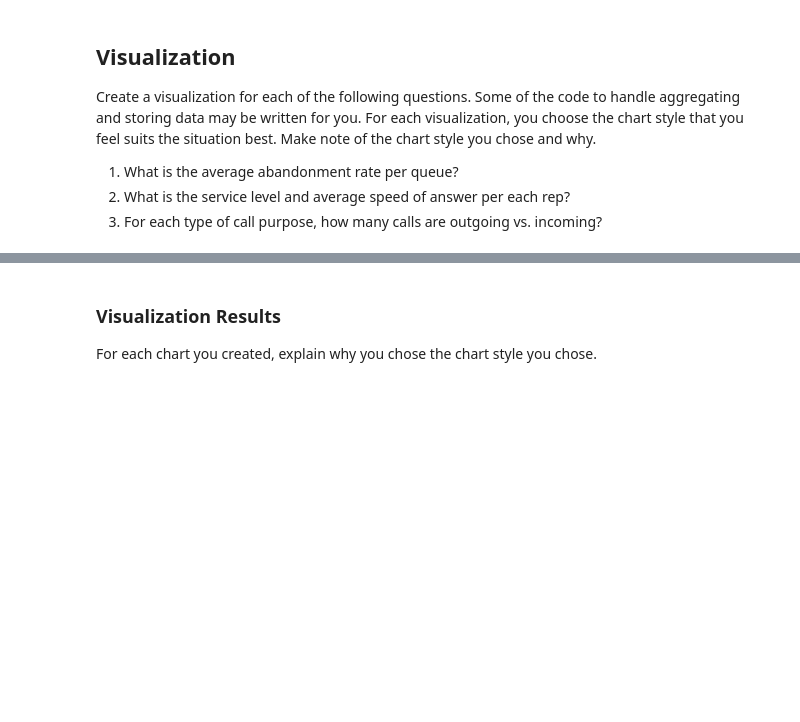
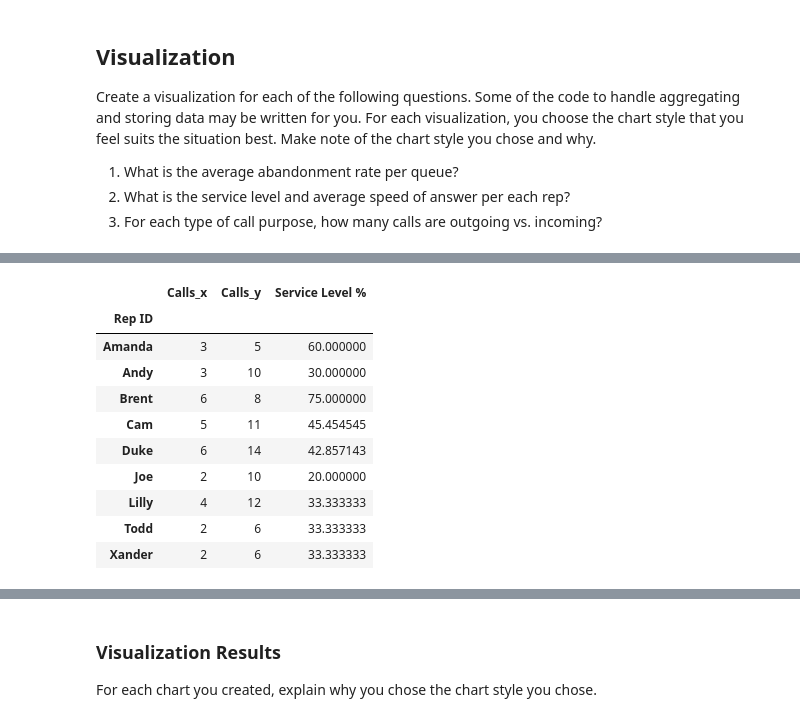
Before and after one commit to RohiniBhingardive/call-center-cleanup-assignment, a Jupyter notebook: Call Center Cleanup.ipynb, the cells around one changed output, grey strips where cells are left out. Drawn from its saved outputs; the diff is of its cells as text; code cells hidden in the pictures; blank space fills up the shorter version.

```diff
--- a/Call Center Cleanup.ipynb
+++ b/Call Center Cleanup.ipynb
@@ -195,27 +365,41 @@ NameError: name 'df' is not defined
 # %%
 # Create visualization 2 here
 # north_plt contains the data you need for the average speed of answer of each rep
 
-north_plt = north.groupby("Rep ID")["Incoming Wait Time"].mean().to_frame().reset_index()
+north_plt = north_df.groupby("Rep ID")["Incoming Wait Time"].mean().to_frame().reset_index()
 
 # Finding each Rep's Personal Service Level Percentage.  Basically, Calls within 2 secs / total calls
 
 # Table 1: Total Incoming calls less than 2 seconds grouped by Rep
-quick_calls = north[north["Incoming Wait Time"] <= 2.0]
+quick_calls = north_df[north_df["Incoming Wait Time"] <= 2.0]
 quick_reps = quick_calls[["Rep ID", "Calls"]]
 quick_stats = quick_reps.groupby(["Rep ID"]).sum()  # Final Table
 
 
 # Table 2: Total Incoming Calls Only grouped by Rep
-total_calls_in = north[north["Incoming or Outgoing"] == "Incoming"]
+total_calls_in = north_df[north_df["Incoming or Outgoing"] == "Incoming"]
 rep_calls = total_calls_in[["Rep ID", "Calls"]]
 total_stats = rep_calls.groupby(["Rep ID"]).sum() # Final Table
 
 #  Table 3: Service Level Percentage created via merge
 service_level = pd.merge(quick_stats, total_stats, on="Rep ID")
 
 # Create Percentage Column in Table 3
 service_level["Service Level %"] = service_level["Calls_x"]/service_level["Calls_y"] * 100
+
+service_level
+# %% [output]
+|  | Calls_x | Calls_y | Service Level % |
+| Rep ID |  |  |  |
+| Amanda | 3 | 5 | 60.000000 |
+| Andy | 3 | 10 | 30.000000 |
+| Brent | 6 | 8 | 75.000000 |
+| Cam | 5 | 11 | 45.454545 |
+| Duke | 6 | 14 | 42.857143 |
+| Joe | 2 | 10 | 20.000000 |
+| Lilly | 4 | 12 | 33.333333 |
+| Todd | 2 | 6 | 33.333333 |
+| Xander | 2 | 6 | 33.333333 |
 # %%
 # Create visualization 3 here
 # The three dictionaries, complaints, sales_support, and product_support, have the information you need
```
Also changed, not shown: parts of 7 cells of this notebook.
